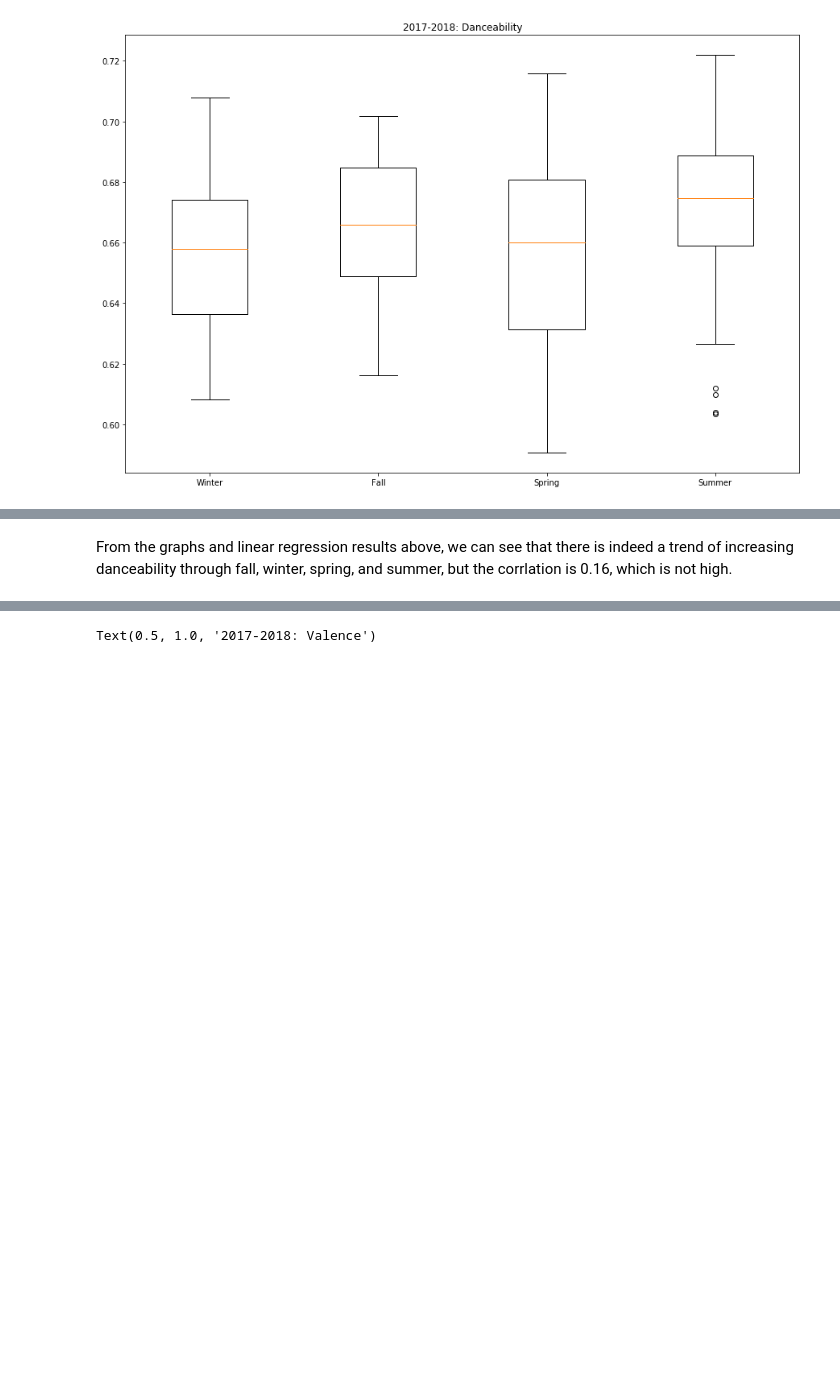
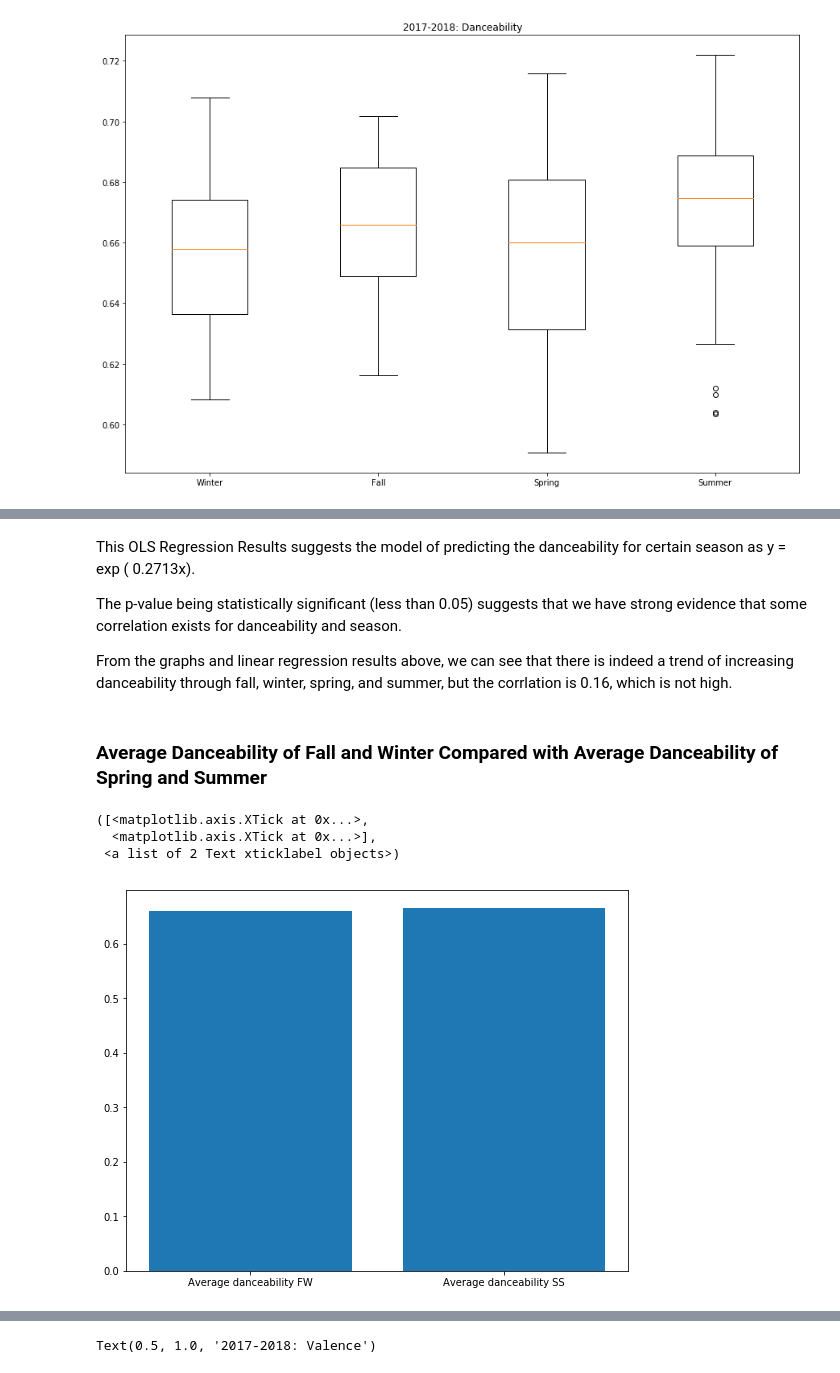
Before and after one commit to ajt025/Moodsic, a Jupyter notebook: FinalProject.ipynb, the cells around one changed output, grey strips where cells are left out. Drawn from its saved outputs; the diff is of its cells as text; code cells hidden in the pictures; blank space fills up the shorter version.

```diff
--- a/FinalProject.ipynb
+++ b/FinalProject.ipynb
@@ -327,4 +290,28 @@ Warnings:
 
 CORRELATION: 0.23010510383246466
 # %% [markdown]
+This OLS Regression Results suggests the model of predicting the danceability for certain season as y = exp ( 0.2713x).
+
+The p-value being statistically significant (less than 0.05) suggests that we have strong evidence that some correlation exists for danceability and season.
+
 From the graphs and linear regression results above, we can see that there is indeed a trend of increasing danceability through fall, winter, spring, and summer, but the corrlation is 0.16, which is not high.
+# %% [markdown]
+### Average Danceability of Fall and Winter Compared with Average Danceability of Spring and Summer
+# %%
+# Average danceability of fall and winter
+danceability_avg_fall = np.average(fall_list1)
+danceability_avg_winter = np.average(winter_list1)
+danceability_avg_fw = (danceability_avg_fall+danceability_avg_winter)/2
+# Average danceability of spring and summer
+danceability_avg_spring = np.average(spring_list1)
+danceability_avg_summer = np.average(summer_list1)
+danceability_avg_ss = (danceability_avg_spring+danceability_avg_summer)/2
+
+plt.figure(figsize = (9,7))
+plt.bar([0,1], [danceability_avg_fw, danceability_avg_ss])
+plt.xticks([0,1],['Average danceability FW', 'Average danceability SS'])
+# %% [output]
+([<matplotlib.axis.XTick at 0x...>,
+  <matplotlib.axis.XTick at 0x...>],
+ <a list of 2 Text xticklabel objects>)
+[figure, added]
```
Also changed, not shown: parts of 35 cells of this notebook.
